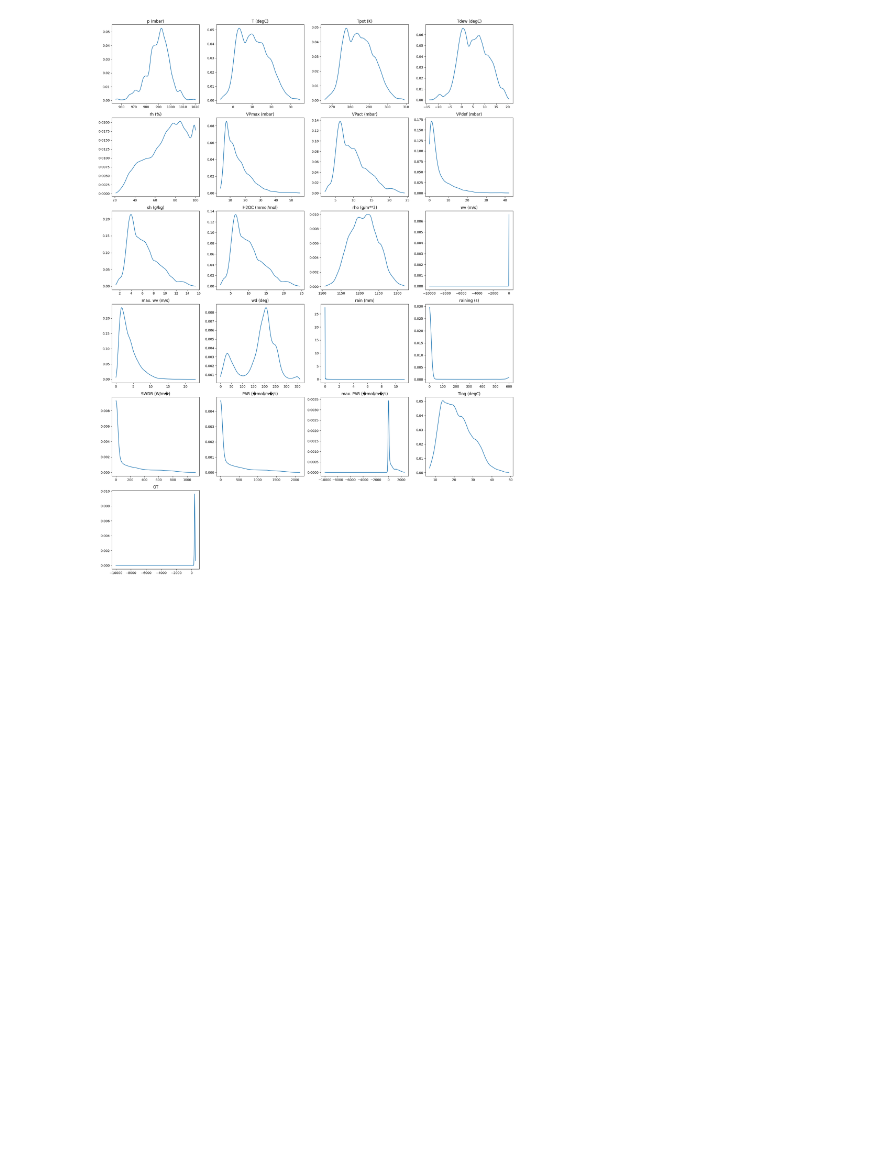
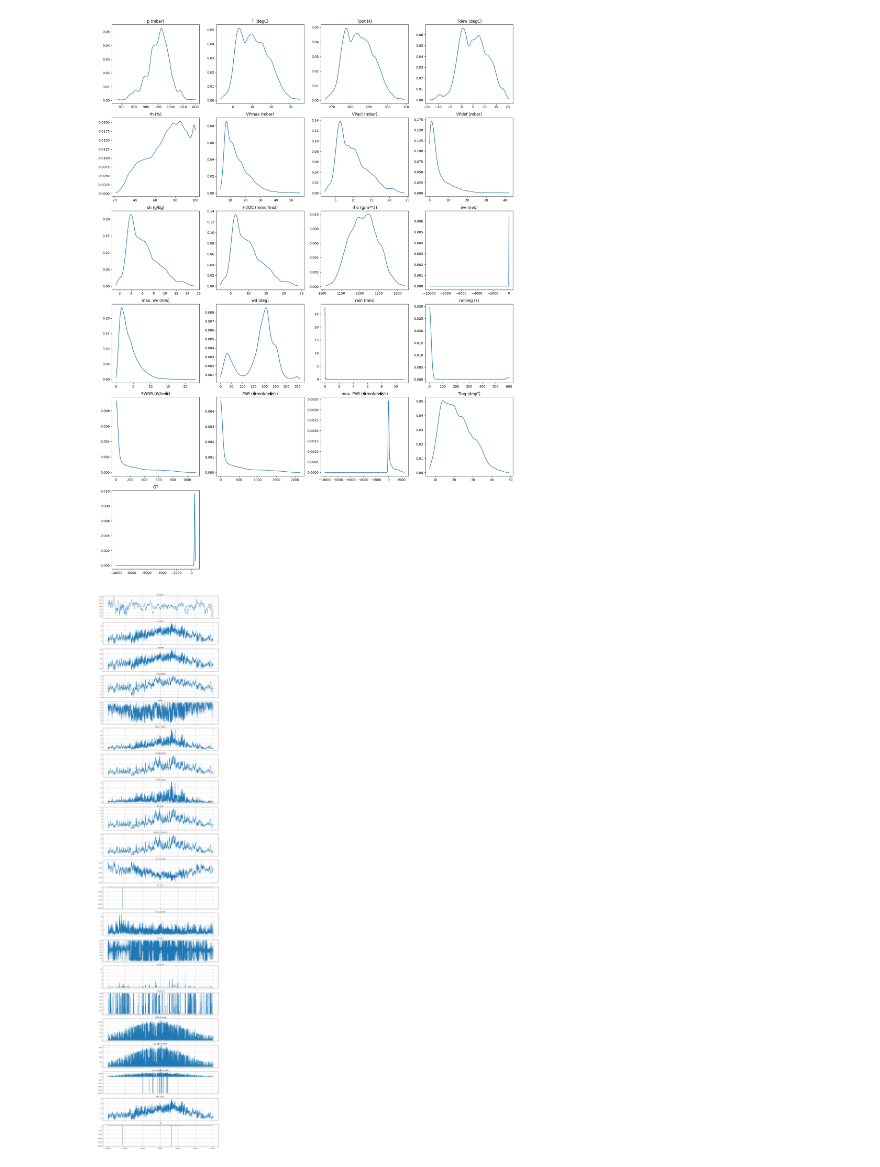
Before and after one commit to mvuddandi/Capstone_PatchTST, a Jupyter notebook: EDA_Patch_TST_Weather.ipynb, the cells around one changed output. Cells and saved outputs as stored; diff of their text form; code cells hidden in the pictures; blank space fills up the shorter version.

Commit message:
Upto Visual Classification of Long and Short Patches

```diff
--- a/EDA_Patch_TST_Weather.ipynb
+++ b/EDA_Patch_TST_Weather.ipynb
@@ -150,3 +150,36 @@ for i, col in enumerate(numeric_cols, 1):
 plt.show()
 # %% [output]
 [figure]
+# %%
+TIME_COL_CANDIDATES = ["timestamp", "time", "date", "datetime", "ds"]
+
+time_col = None
+for c in TIME_COL_CANDIDATES:
+    if c in df_weather.columns:
+        time_col = c
+        break
+
+if time_col:
+    df_weather[time_col] = pd.to_datetime(df_weather[time_col], errors="coerce")
+    df_weather = df_weather.sort_values(time_col)
+else:
+    df_weather["index_time"] = range(len(df_weather))
+    time_col = "index_time"
+
+num_cols = df_weather.select_dtypes(include="number").columns.tolist()
+
+n = len(num_cols)
+fig, axes = plt.subplots(n, 1, figsize=(14, 3 * n), sharex=True)
+
+if n == 1:
+    axes = [axes]
+
+for ax, col in zip(axes, num_cols):
+    ax.plot(df_weather[time_col], df_weather[col])
+    ax.set_title(col)
+    ax.grid(True)
+
+plt.tight_layout()
+plt.show()
+# %% [output]
+[figure, added]
```
Also changed, not shown: parts of 2 cells of this notebook.
